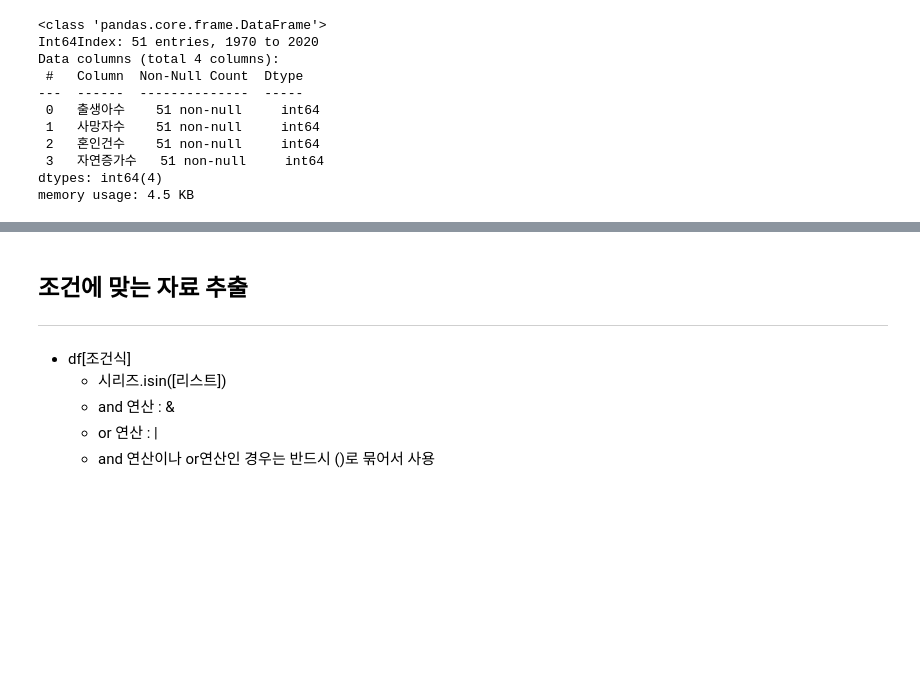
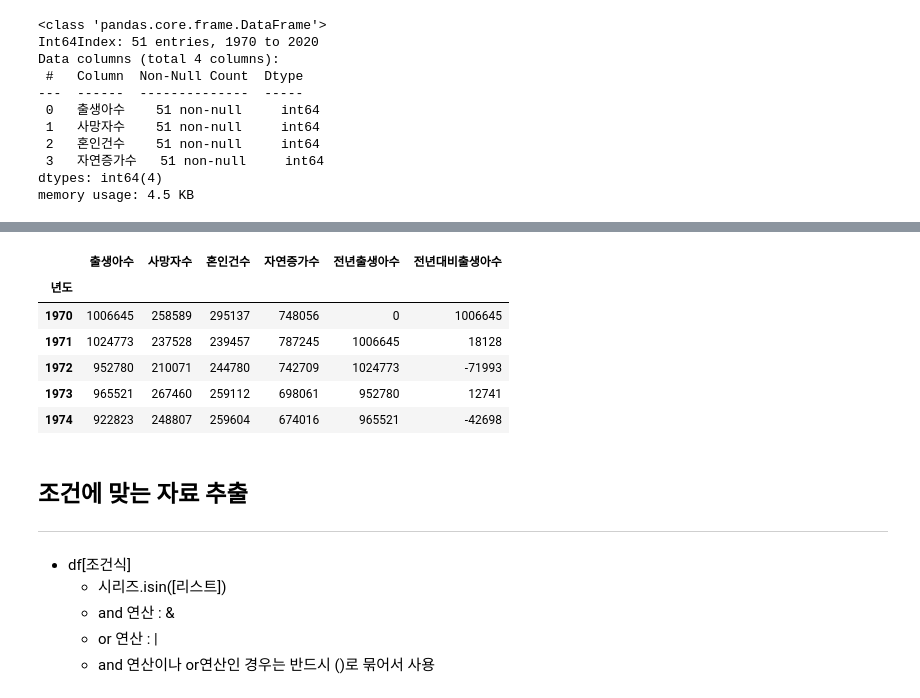
Before and after one commit to cybermin/2022_BSSM, a Jupyter notebook: 01_pandas_basic.ipynb, the cells around one changed output, grey strips where cells are left out. Cells and saved outputs as stored; diff of their text form; code cells hidden in the pictures; blank space fills up the shorter version.

```diff
--- a/01_pandas_basic.ipynb
+++ b/01_pandas_basic.ipynb
@@ -293,5 +424,6 @@ dtype: int64
 # %%
 #새로운 열 생성
+df['자연증가수'] = df['출생아수'] - df['사망자수']
 # %%
 df.info()
 # %% [output]
@@ -310,0 +448,6 @@ memory usage: 4.5 KB
+# %%
+#전년도 출생아수열 만들기
+lt =list(df['출생아수'])
+lt.insert(0, 0)
+lt.pop()
+lt
@@ -311,3 +486,13 @@ memory usage: 4.5 KB
+# %%
+df.head()
+# %% [output]
+|  | 출생아수 | 사망자수 | 혼인건수 | 자연증가수 | 전년출생아수 | 전년대비출생아수 |
+| 년도 |  |  |  |  |  |  |
+| 1970 | 1006645 | 258589 | 295137 | 748056 | 0 | 1006645 |
+| 1971 | 1024773 | 237528 | 239457 | 787245 | 1006645 | 18128 |
+| 1972 | 952780 | 210071 | 244780 | 742709 | 1024773 | -71993 |
+| 1973 | 965521 | 267460 | 259112 | 698061 | 952780 | 12741 |
+| 1974 | 922823 | 248807 | 259604 | 674016 | 965521 | -42698 |
 # %% [markdown]
 ## **조건에 맞는 자료 추출**
 
```
Also changed, not shown: parts of 57 cells of this notebook.
